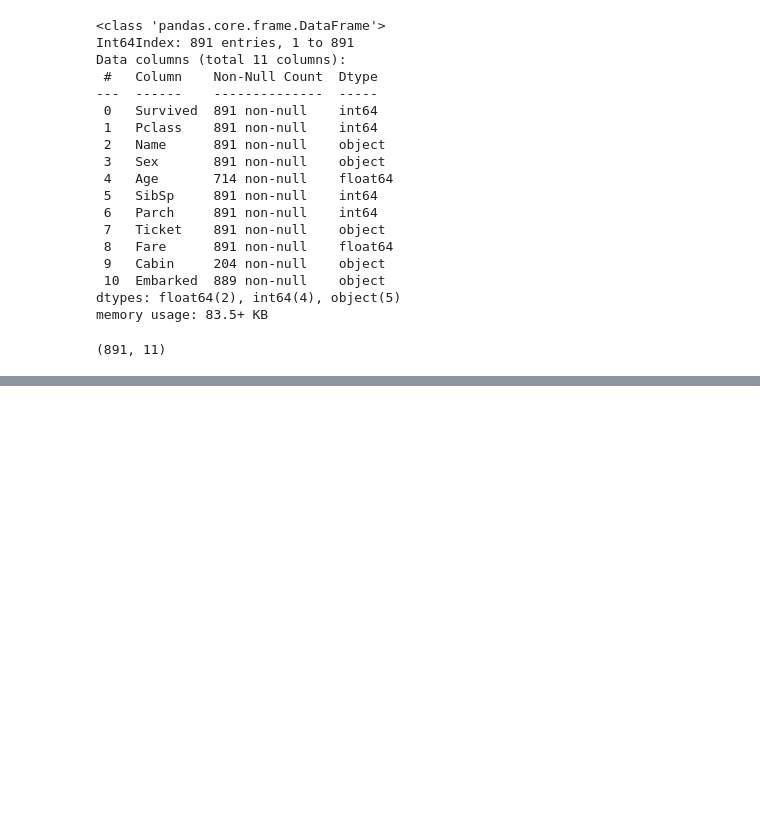
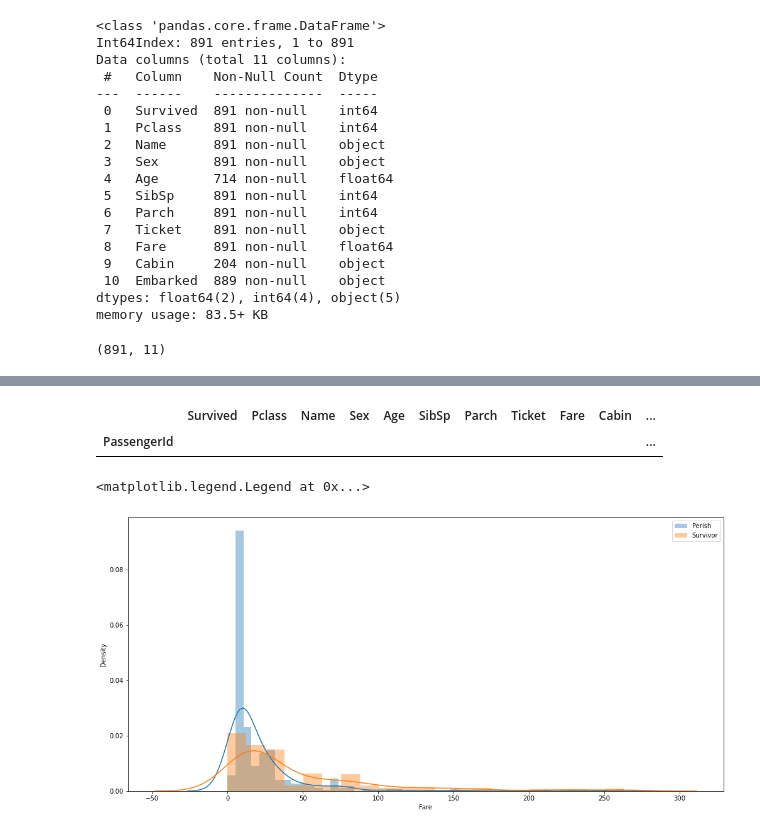
Before and after one commit to eeyeji/Python_Library, a Jupyter notebook: 5일차/Titanic.ipynb, the cells around one changed output, grey strips where cells are left out. Drawn from its saved outputs; the diff is of its cells as text; code cells hidden in the pictures; blank space fills up the shorter version.

```diff
--- a/5일차/Titanic.ipynb
+++ b/5일차/Titanic.ipynb
@@ -65,0 +123,20 @@ test[test.Embarked.isnull()]
+# %%
+#위 세명의 승객의 요금을 1/3으로 수정해주세요
+test.loc[test.Fare>500, 'Fare']=512/3
+
+#요금이 500불 이상인 사람의 데이터를 뽑아주세요-없으면 수정 완료
+test[test.Fare>500]
+# %% [output]
+|  | Survived | Pclass | Name | Sex | Age | SibSp | Parch | Ticket | Fare | Cabin | ... |
+| PassengerId |  |  |  |  |  |  |  |  |  |  | ... |
+# %%
+#생존자/비생존자의 distplot그리기
+perish=test[test.Survived==0]
+survivor=test[test.Survived==1]
+
+sns.distplot(perish.Fare, label='Perish')
+sns.distplot(survivor.Fare, label='Survivor')
+plt.legend()
+# %% [output]
+<matplotlib.legend.Legend at 0x...>
+[figure, added]
```
Also changed, not shown: parts of 17 cells of this notebook, 1 other file.
